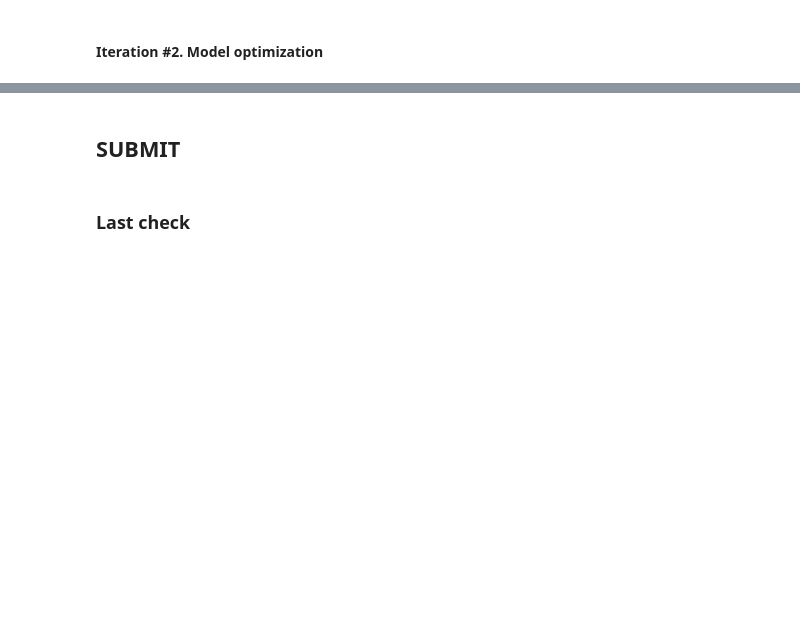
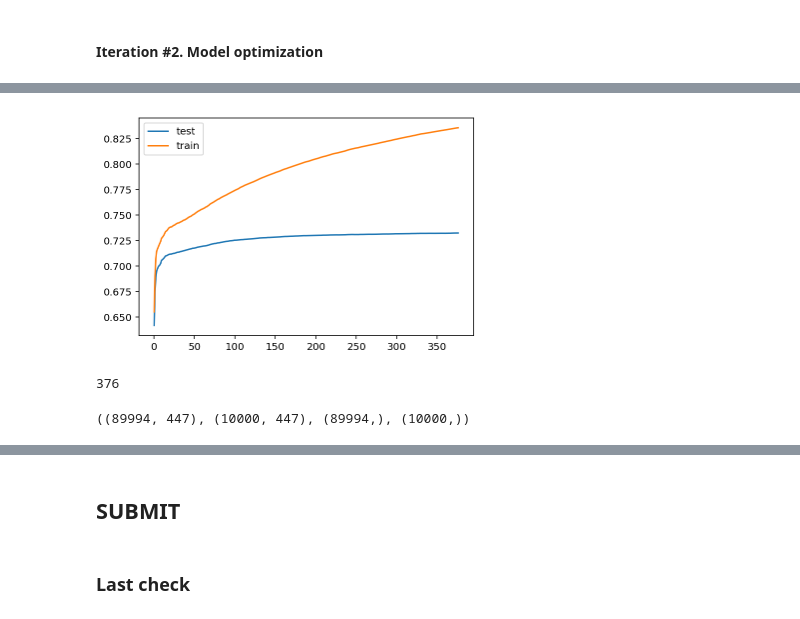
Before and after one commit to lobantseff/flight-delays-fall-2018, a Jupyter notebook: lab/2018-12-13-armavox-xgboost-training.ipynb, the cells around one changed output, grey strips where cells are left out. Saved outputs shown, nothing was run; the diff lists cells and outputs as text; code cells hidden in the pictures; blank space fills up the shorter version.

```diff
--- a/lab/2018-12-13-armavox-xgboost-training.ipynb
+++ b/lab/2018-12-13-armavox-xgboost-training.ipynb
@@ -320,0 +416,22 @@ print(f"""ROC-AUC on the validation data:
+# %%
+def optimize(trials):
+    space = {
+             'num_round': 30,
+             'learning_rate': 0.05,
+             'max_depth': hp.quniform('max_depth', 3, 14, 1),
+             'min_child_weight': hp.quniform('min_child_weight', 1, 10, 1),
+             'subsample': hp.quniform('subsample', 0.5, 1, 0.05),
+             'gamma': hp.quniform('gamma', 0.5, 1, 0.01),
+             'colsample_bytree': hp.quniform('colsample_bytree', 0.4, 1, 0.05),
+             'eval_metric': 'auc',
+             'objective': 'binary:logistic',
+             'nthread' : 8,
+             'silent' : 1
+             }
+
+    best = fmin(score, space, algo=tpe.suggest, trials=trials, max_evals=10)
+    return best
+# %%
+trials = Trials()
+best_params = optimize(trials)
+best_params
@@ -320,0 +461,8 @@ print(f"""ROC-AUC on the validation data:
+# %%
+best_params['max_depth'] = int(best_params['max_depth'])
+best_params['eta']= 0.05
+best_params['eval_metric']= 'auc'
+best_params['objective']= 'binary:logistic'
+best_params['nthread'] = 8
+best_params['silent'] = 1
+best_params
@@ -320,0 +480,5 @@ print(f"""ROC-AUC on the validation data:
+# %%
+%%time
+xgb_cv = xgb.cv(best_params, dtrain, num_boost_round=500, metrics='auc',
+                stratified=True, nfold=5, early_stopping_rounds=50,
+                verbose_eval=True, seed=42)
@@ -320,0 +503,17 @@ print(f"""ROC-AUC on the validation data:
+# %%
+plt.plot(range(xgb_cv.shape[0]), xgb_cv['test-auc-mean'], label='test')
+plt.plot(range(xgb_cv.shape[0]), xgb_cv['train-auc-mean'], label='train')
+plt.legend();
+# %% [output]
+[figure, added]
+# %%
+best_num_round = np.argmax(xgb_cv['test-auc-mean'])
+best_num_round
+# %% [output]
+376
+# %%
+X_train, X_valid, y_train, y_valid = train_test_split(
+        X, y, train_size=0.9, random_state=42)
+X_train.shape, X_valid.shape, y_train.shape, y_valid.shape
+# %% [output]
+((89994, 447), (10000, 447), (89994,), (10000,))
```
Also changed, not shown: parts of 21 cells of this notebook, 2 other files.
